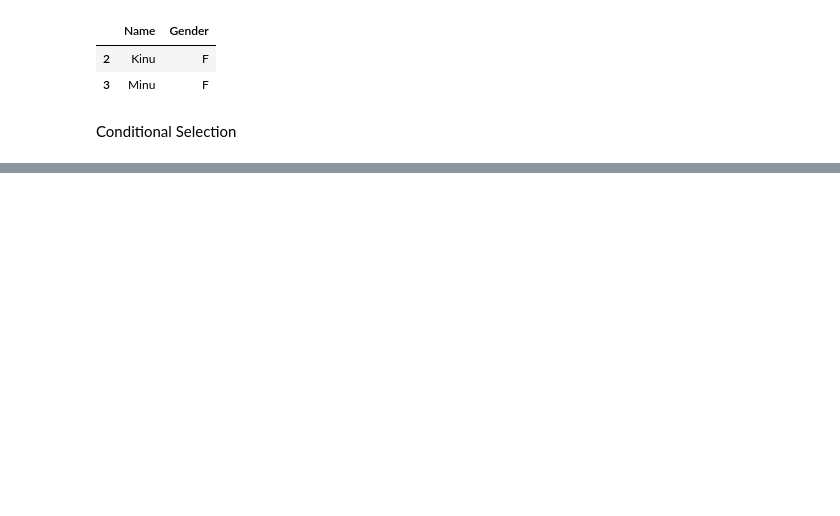
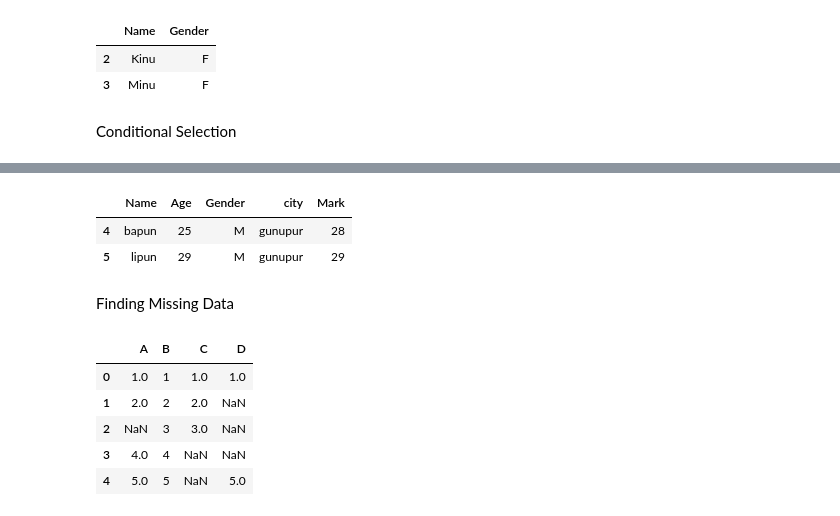
Before and after one commit to dpkasahu/Python_library, a Jupyter notebook: gfgpandas.ipynb, the cells around one changed output, grey strips where cells are left out. Drawn from its saved outputs; the diff is of its cells as text; code cells hidden in the pictures; blank space fills up the shorter version.

```diff
--- a/gfgpandas.ipynb
+++ b/gfgpandas.ipynb
@@ -216,0 +250,8 @@ df1
+# %%
+df2[(df2['Age']>23) & (df2['Mark']>24)]
+# %% [output]
+|  | Name | Age | Gender | city | Mark |
+| 4 | bapun | 25 | M | gunupur | 28 |
+| 5 | lipun | 29 | M | gunupur | 29 |
+# %% [markdown]
+Finding Missing Data
@@ -216,0 +261,16 @@ df1
+# %%
+data = {
+    'A': [1, 2, np.nan, 4, 5],
+    'B': [1, 2, 3, 4, 5],
+    'C': [1, 2, 3, np.nan, np.nan],
+    'D': [1, np.nan, np.nan, np.nan, 5]
+}
+df = pd.DataFrame(data)
+df
+# %% [output]
+|  | A | B | C | D |
+| 0 | 1.0 | 1 | 1.0 | 1.0 |
+| 1 | 2.0 | 2 | 2.0 | NaN |
+| 2 | NaN | 3 | 3.0 | NaN |
+| 3 | 4.0 | 4 | NaN | NaN |
+| 4 | 5.0 | 5 | NaN | 5.0 |
```
Also changed, not shown: parts of 17 cells of this notebook.
